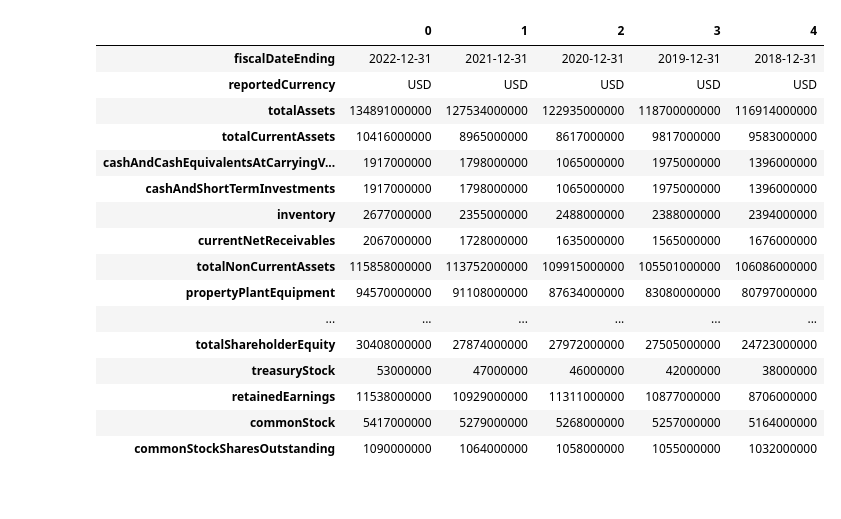
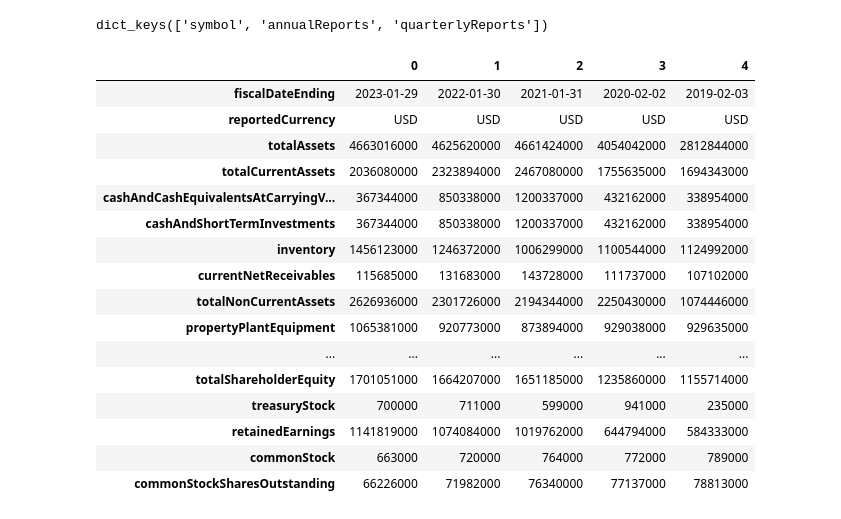
Before and after one commit to GGRusty/Edgar, a Jupyter notebook: alpha_vantage_info.ipynb, the cells around one changed output. Saved outputs shown, nothing was run; the diff lists cells and outputs as text; code cells hidden in the pictures.

```diff
--- a/alpha_vantage_info.ipynb
+++ b/alpha_vantage_info.ipynb
@@ -2,6 +2,7 @@
 import requests
 import pandas as pd
 # %%
-url = "https://www.alphavantage.co/query?function=BALANCE_SHEET&symbol=SO&apikey=R9I07X6WRXNI4MPS"
+url = "https://www.alphavantage.co/query?function=BALANCE_SHEET&symbol=WSM&apikey=R9I07X6WRXNI4MPS"
 r = requests.get(url)
-data = pd.DataFrame.from_dict(r.json()["annualReports"])
+annual_data = pd.DataFrame.from_dict(r.json()["annualReports"])
+quarterly_data = pd.DataFrame.from_dict(r.json()["quarterlyReports"])
@@ -8,20 +11,24 @@ data = pd.DataFrame.from_dict(r.json()["annualReports"])
+# %%
+json_data.keys()
+# %% [output]
+dict_keys(['symbol', 'annualReports', 'quarterlyReports'])
 # %%
-data.T
+annual_data.T
 # %% [output]
 |  | 0 | 1 | 2 | 3 | 4 |
-| fiscalDateEnding | 2022-12-31 | 2021-12-31 | 2020-12-31 | 2019-12-31 | 2018-12-31 |
+| fiscalDateEnding | 2023-01-29 | 2022-01-30 | 2021-01-31 | 2020-02-02 | 2019-02-03 |
 | reportedCurrency | USD | USD | USD | USD | USD |
-| totalAssets | 134891000000 | 127534000000 | 122935000000 | 118700000000 | 116914000000 |
-| totalCurrentAssets | 10416000000 | 8965000000 | 8617000000 | 9817000000 | 9583000000 |
-| cashAndCashEquivalentsAtCarryingV... | 1917000000 | 1798000000 | 1065000000 | 1975000000 | 1396000000 |
-| cashAndShortTermInvestments | 1917000000 | 1798000000 | 1065000000 | 1975000000 | 1396000000 |
-| inventory | 2677000000 | 2355000000 | 2488000000 | 2388000000 | 2394000000 |
-| currentNetReceivables | 2067000000 | 1728000000 | 1635000000 | 1565000000 | 1676000000 |
-| totalNonCurrentAssets | 115858000000 | 113752000000 | 109915000000 | 105501000000 | 106086000000 |
-| propertyPlantEquipment | 94570000000 | 91108000000 | 87634000000 | 83080000000 | 80797000000 |
+| totalAssets | 4663016000 | 4625620000 | 4661424000 | 4054042000 | 2812844000 |
+| totalCurrentAssets | 2036080000 | 2323894000 | 2467080000 | 1755635000 | 1694343000 |
+| cashAndCashEquivalentsAtCarryingV... | 367344000 | 850338000 | 1200337000 | 432162000 | 338954000 |
+| cashAndShortTermInvestments | 367344000 | 850338000 | 1200337000 | 432162000 | 338954000 |
+| inventory | 1456123000 | 1246372000 | 1006299000 | 1100544000 | 1124992000 |
+| currentNetReceivables | 115685000 | 131683000 | 143728000 | 111737000 | 107102000 |
+| totalNonCurrentAssets | 2626936000 | 2301726000 | 2194344000 | 2250430000 | 1074446000 |
+| propertyPlantEquipment | 1065381000 | 920773000 | 873894000 | 929038000 | 929635000 |
 | ... | ... | ... | ... | ... | ... |
-| totalShareholderEquity | 30408000000 | 27874000000 | 27972000000 | 27505000000 | 24723000000 |
-| treasuryStock | 53000000 | 47000000 | 46000000 | 42000000 | 38000000 |
-| retainedEarnings | 11538000000 | 10929000000 | 11311000000 | 10877000000 | 8706000000 |
-| commonStock | 5417000000 | 5279000000 | 5268000000 | 5257000000 | 5164000000 |
-| commonStockSharesOutstanding | 1090000000 | 1064000000 | 1058000000 | 1055000000 | 1032000000 |
+| totalShareholderEquity | 1701051000 | 1664207000 | 1651185000 | 1235860000 | 1155714000 |
+| treasuryStock | 700000 | 711000 | 599000 | 941000 | 235000 |
+| retainedEarnings | 1141819000 | 1074084000 | 1019762000 | 644794000 | 584333000 |
+| commonStock | 663000 | 720000 | 764000 | 772000 | 789000 |
+| commonStockSharesOutstanding | 66226000 | 71982000 | 76340000 | 77137000 | 78813000 |
```
Also changed, not shown: parts of 2 cells of this notebook, 11 other files.
